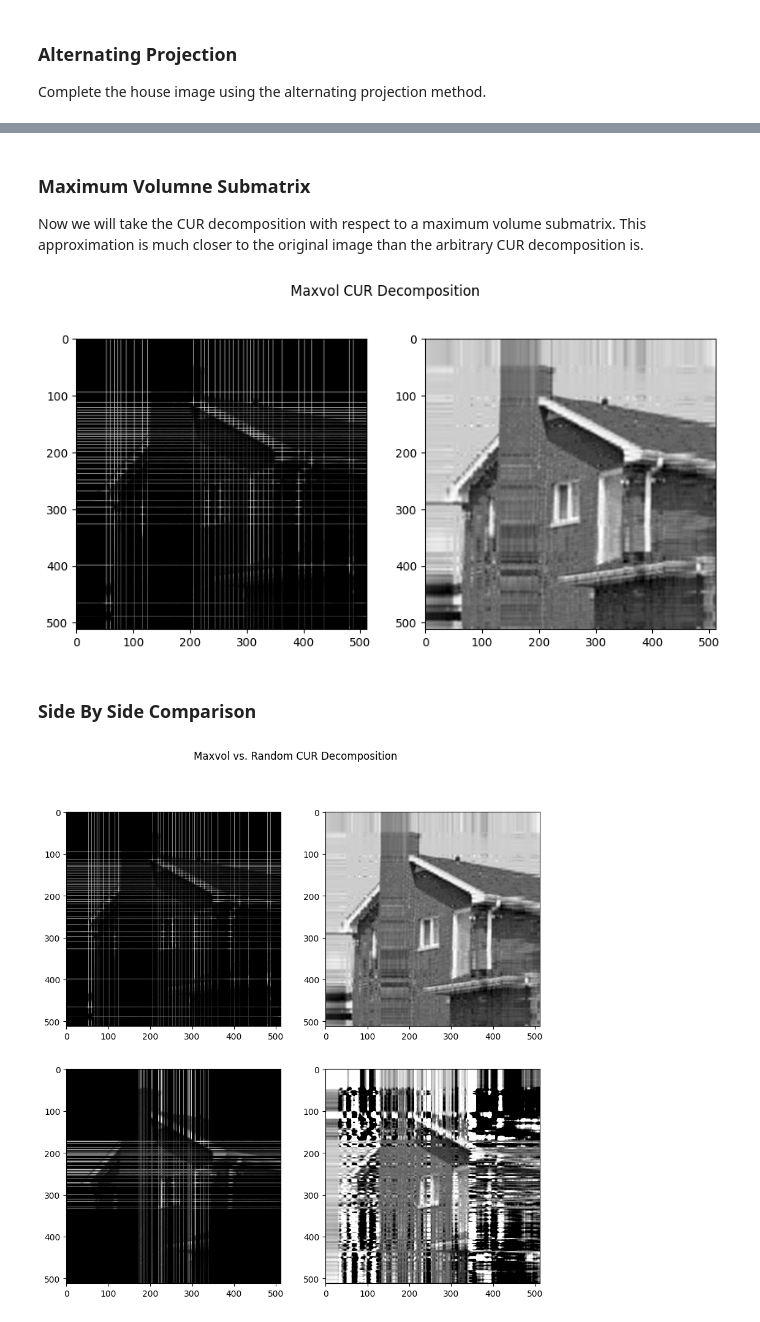
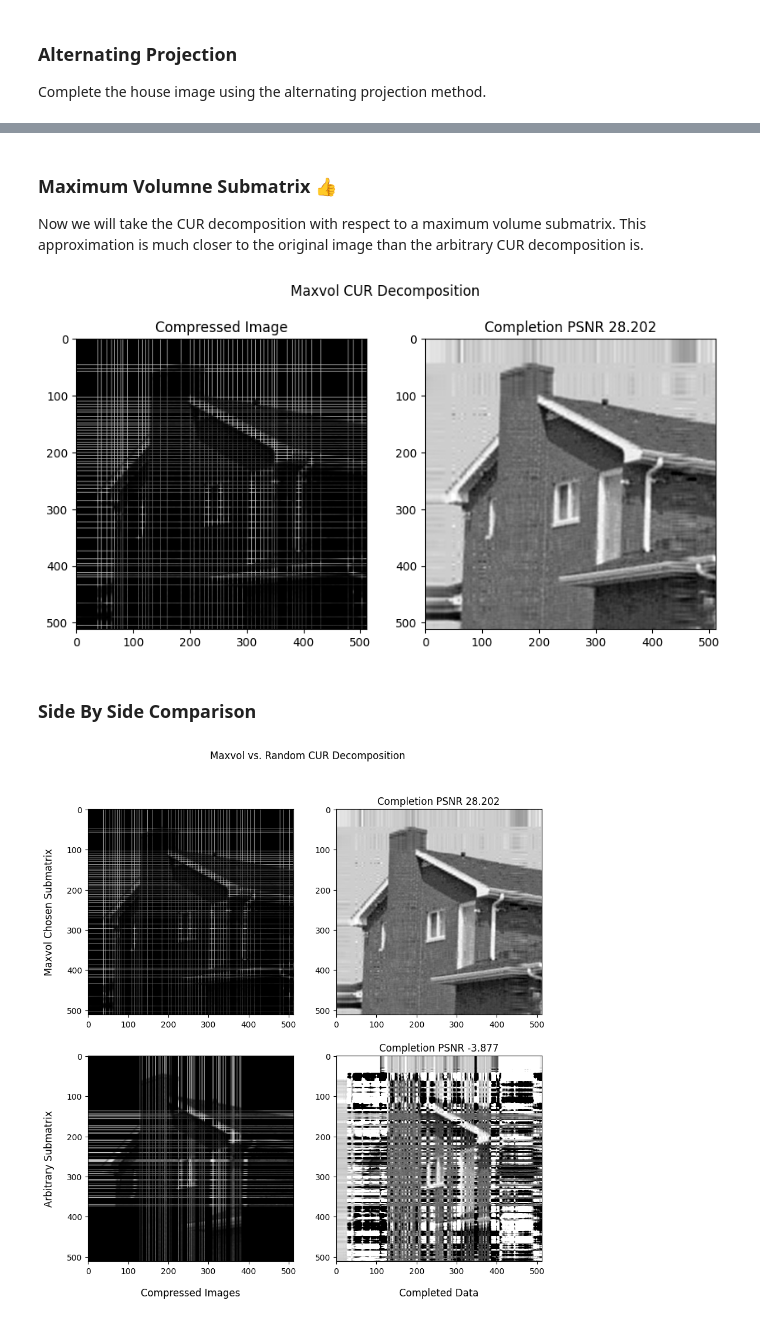
Before and after one commit to KennethJAllen/data-completion-research, a Jupyter notebook: notebooks/demo.ipynb, the cells around one changed output, grey strips where cells are left out. Drawn from its saved outputs; the diff is of its cells as text; code cells hidden in the pictures.

Commit message:
added aditional detail to figure titles.

```diff
--- a/notebooks/demo.ipynb
+++ b/notebooks/demo.ipynb
@@ -46,7 +46,7 @@ plt.show()
 
 Complete the house image using the alternating projection method.
 # %%
-rank = int(min(m, n)/15)
+rank = int(min(m, n)/12)
 alt_proj_house_completion = matrix_completion.alternating_projection(house_missing_data, house_mask, rank)
 # %%
 plt.imshow(alt_proj_house_completion, cmap='grey', vmin=0, vmax=255)
@@ -64,15 +66,20 @@ Maximum volume submatrices are important to find because they minimize the error
 
 To demonstrate the effectiveness of using a maximum volume submatrix for the CUR decomposition, we will take the CUR decomposition with respect to an arbitrary submatrix, which will result in an approximation with extremely high noise.
 # %%
-I_random = np.random.choice(m//3, rank, replace=False) + m//3 # random row indices
-J_random = np.random.choice(n//3, rank, replace=False) + n//3 # random column indices
+I_random = np.random.choice(m//2, rank, replace=False) + m//4 # random row indices
+J_random = np.random.choice(n//2, rank, replace=False) + n//4 # random column indices
 
 random_deletion = utils.forget_compliment(house_array, I_random, J_random)
 cur_random = maxvol.cur_decomposition(house_array, I_random, J_random)
+random_approx_psnr = utils.psnr(cur_random, house_array)
 
-fig, axes = plt.subplots(1, 2, figsize=(10, 5))  # 1 row, 2 columns
-fig.suptitle('Arbitrary Index CUR Decomposition')
-axes[0].imshow(random_deletion, cmap='grey', vmin=0, vmax=255)
-axes[1].imshow(cur_random, cmap='grey', vmin=0, vmax=255)
+fig_rand, axes_rand = plt.subplots(1, 2, figsize=(10, 5))  # 1 row, 2 columns
+fig_rand.suptitle('Arbitrary Index CUR Decomposition')
+
+axes_rand[0].imshow(random_deletion, cmap='grey', vmin=0, vmax=255)
+axes_rand[0].set_title('Compressed Image')
+
+axes_rand[1].imshow(cur_random, cmap='grey', vmin=0, vmax=255)
+axes_rand[1].set_title(f'Completion PSNR {round(random_approx_psnr, 3)}')
 plt.show()
 # %% [output]
@@ -80,5 +87,5 @@ plt.show()
 # %% [markdown]
-### Maximum Volumne Submatrix
+### Maximum Volumne Submatrix 👍
 
 Now we will take the CUR decomposition with respect to a maximum volume submatrix. This approximation is much closer to the original image than the arbitrary CUR decomposition is.
 # %%
@@ -86,23 +93,35 @@ I_maxvol, J_maxvol = maxvol.alternating_maxvol(house_array, I_random, J_random)
 
 maxvol_deletion = utils.forget_compliment(house_array, I_maxvol, J_maxvol)
 cur_maxvol = maxvol.cur_decomposition(house_array, I_maxvol, J_maxvol)
+maxvol_approx_psnr = utils.psnr(cur_maxvol, house_array)
 
-fig, axes = plt.subplots(1, 2, figsize=(10, 5))  # 1 row, 2 columns
-fig.suptitle('Maxvol CUR Decomposition')
-axes[0].imshow(maxvol_deletion, cmap='grey', vmin=0, vmax=255)
-axes[1].imshow(cur_maxvol, cmap='grey', vmin=0, vmax=255)
+fig_cur, axes_cur = plt.subplots(1, 2, figsize=(10, 5))  # 1 row, 2 columns
+fig_cur.suptitle('Maxvol CUR Decomposition')
+
+axes_cur[0].imshow(maxvol_deletion, cmap='grey', vmin=0, vmax=255)
+axes_cur[0].set_title('Compressed Image')
+
+axes_cur[1].imshow(cur_maxvol, cmap='grey', vmin=0, vmax=255)
+axes_cur[1].set_title(f'Completion PSNR {round(maxvol_approx_psnr, 3)}')
 plt.show()
 # %% [output]
-[figure, old version]
+[figure, new version]
 # %% [markdown]
 ### Side By Side Comparison
 # %%
 fig, axes = plt.subplots(2, 2, figsize=(10, 10))  # 2 row, 2 columns
 fig.suptitle('Maxvol vs. Random CUR Decomposition')
 axes[0, 0].imshow(maxvol_deletion, cmap='grey', vmin=0, vmax=255)
 axes[0, 1].imshow(cur_maxvol, cmap='grey', vmin=0, vmax=255)
 axes[1, 0].imshow(random_deletion, cmap='grey', vmin=0, vmax=255)
 axes[1, 1].imshow(cur_random, cmap='grey', vmin=0, vmax=255)
+
+axes[0, 1].set_title(f'Completion PSNR {round(maxvol_approx_psnr, 3)}')
+axes[1, 1].set_title(f'Completion PSNR {round(random_approx_psnr, 3)}')
+axes[0, 0].set_ylabel('Maxvol Chosen Submatrix', rotation=90, size='large', labelpad=15)
+axes[1, 0].set_ylabel('Arbitrary Submatrix', rotation=90, size='large', labelpad=15)
+axes[1, 0].set_xlabel('Compressed Images', size='large', labelpad=15)
+axes[1, 1].set_xlabel('Completed Data', size='large', labelpad=15)
 plt.show()
 # %% [output]
-[figure, old version]
+[figure, new version]
```
Also changed, not shown: parts of 7 cells of this notebook.
